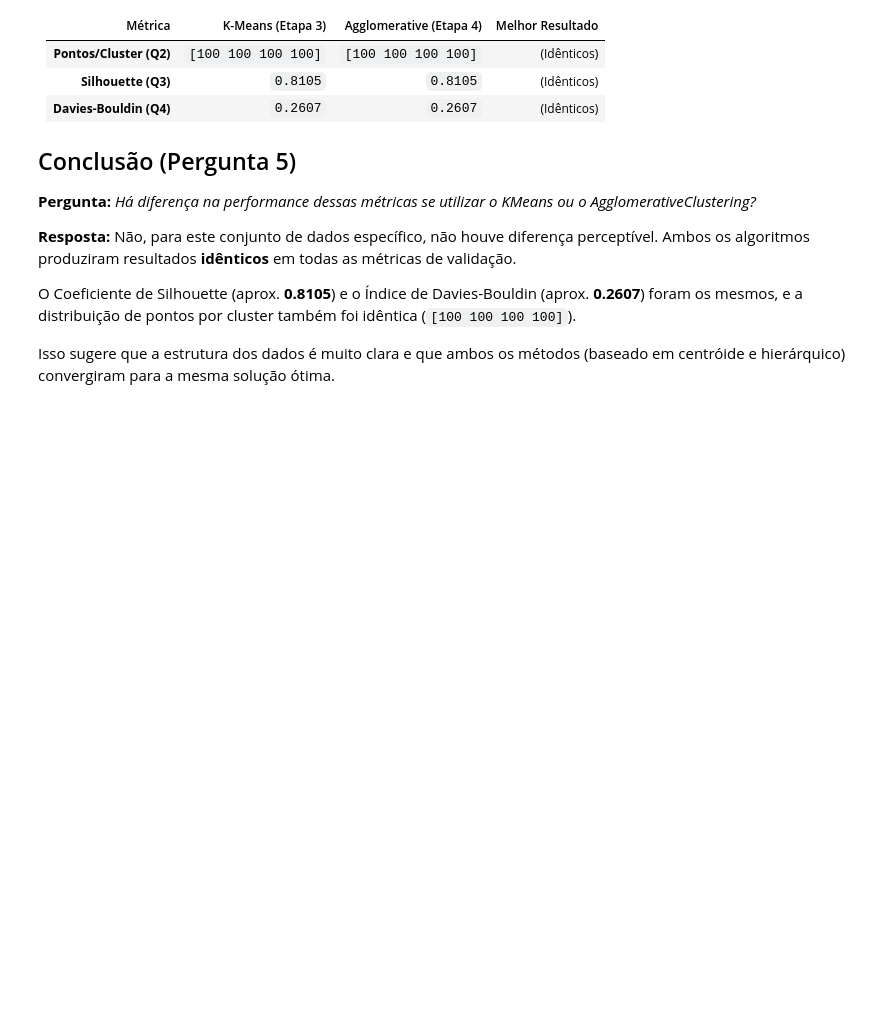
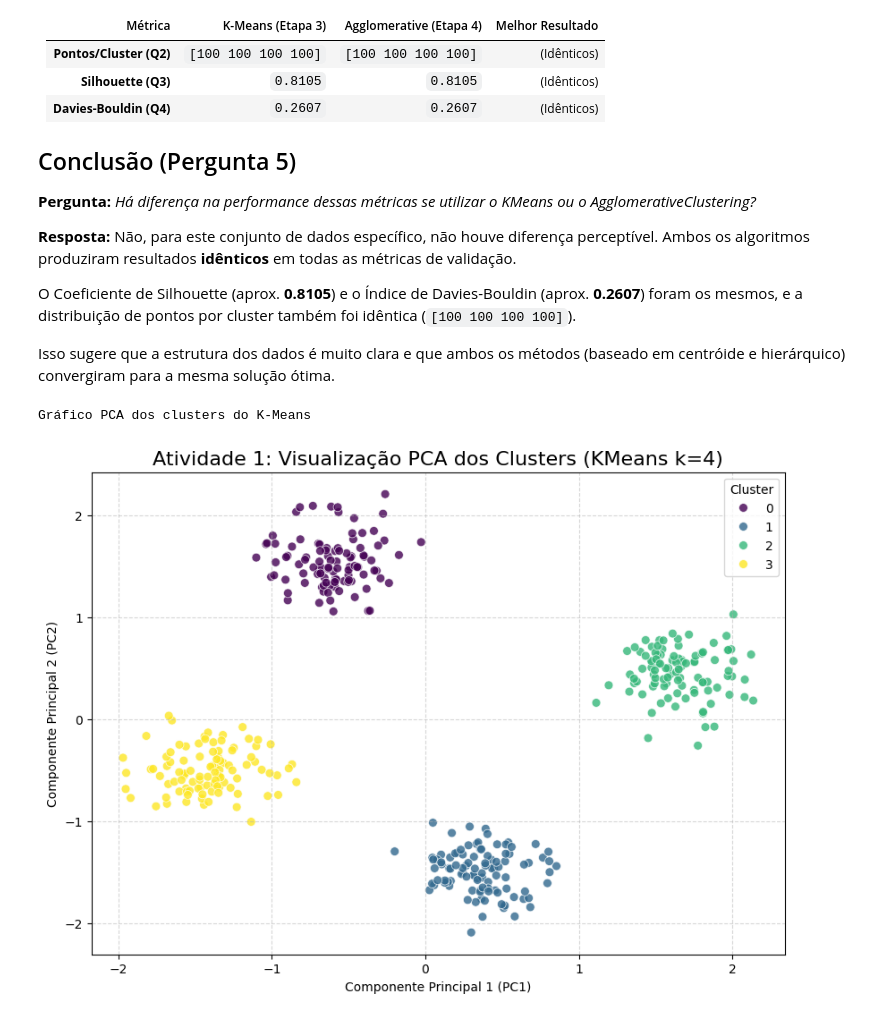
Before and after one commit to BeatrizSchuindt/analise-cluster, a Jupyter notebook: primeiro_dataset/analise_cluster.ipynb, the cells around one changed output. Cells and saved outputs as stored; diff of their text form; code cells hidden in the pictures; blank space fills up the shorter version.

```diff
--- a/primeiro_dataset/analise_cluster.ipynb
+++ b/primeiro_dataset/analise_cluster.ipynb
@@ -193,3 +193,33 @@ Não, para este conjunto de dados específico, não houve diferença perceptíve
 O Coeficiente de Silhouette (aprox. **0.8105**) e o Índice de Davies-Bouldin (aprox. **0.2607**) foram os mesmos, e a distribuição de pontos por cluster também foi idêntica (`[100 100 100 100]`).
 
 Isso sugere que a estrutura dos dados é muito clara e que ambos os métodos (baseado em centróide e hierárquico) convergiram para a mesma solução ótima.
+# %%
+print("Gráfico PCA dos clusters do K-Means")
+
+pca = PCA(n_components=2)
+
+X_pca = pca.fit_transform(data_scaled)
+
+pca_df = pd.DataFrame(data=X_pca, columns=['PC1', 'PC2'])
+pca_df['cluster'] = kmeans_labels
+
+plt.figure(figsize=(10, 7))
+sns.scatterplot(
+    data=pca_df,
+    x='PC1',
+    y='PC2',
+    hue='cluster',
+    palette='viridis',
+    s=50,
+    alpha=0.8
+)
+
+plt.title('Atividade 1: Visualização PCA dos Clusters (KMeans k=4)', fontsize=16)
+plt.xlabel('Componente Principal 1 (PC1)')
+plt.ylabel('Componente Principal 2 (PC2)')
+plt.legend(title='Cluster')
+plt.grid(True, linestyle='--', alpha=0.5)
+plt.show()
+# %% [output]
+Gráfico PCA dos clusters do K-Means
+[figure, added]
```
